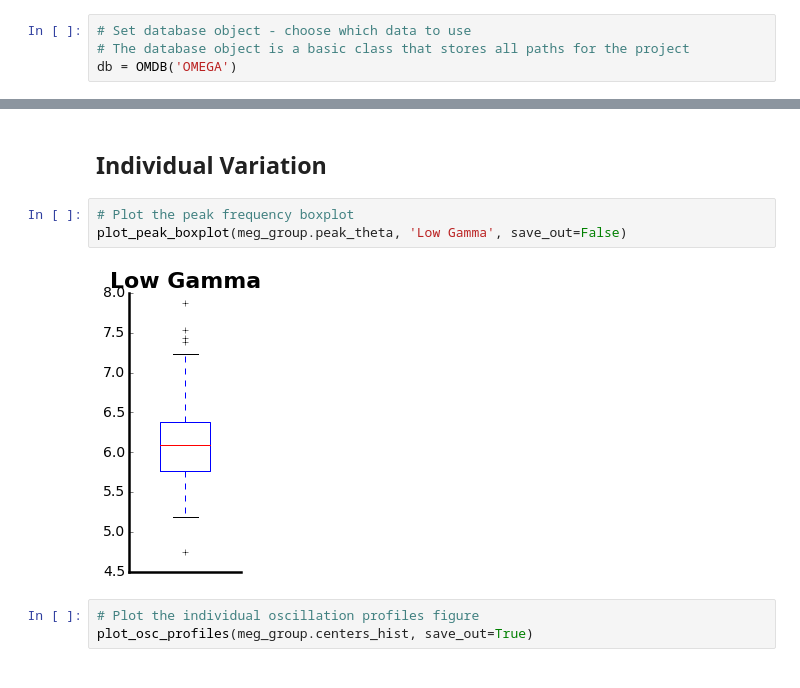
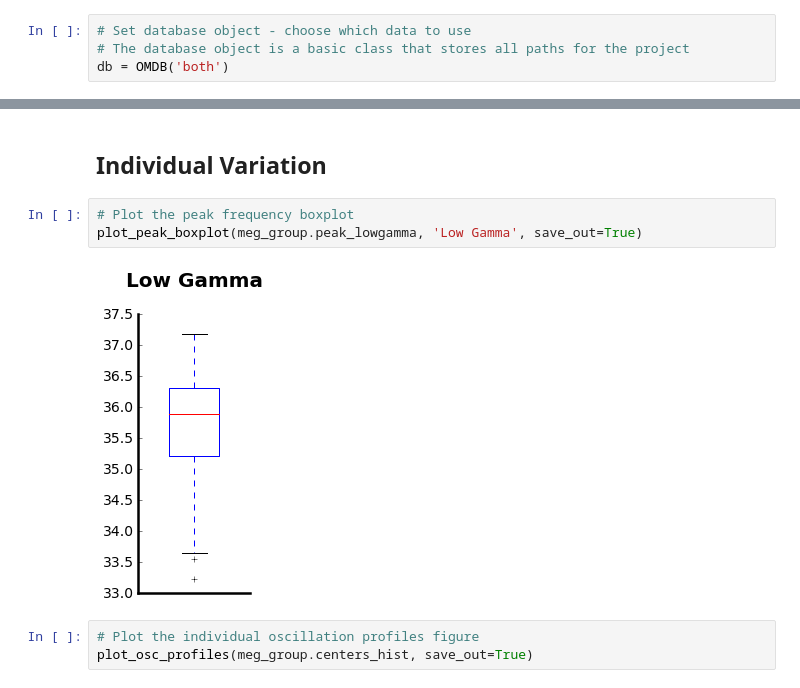
Before and after one commit to voytekresearch/omapping, a Jupyter notebook: OM-Analysis.ipynb, the cells around one changed output, grey strips where cells are left out. Cells and saved outputs as stored; diff of their text form.

```diff
--- a/OM-Analysis.ipynb
+++ b/OM-Analysis.ipynb
@@ -23,7 +23,7 @@ from om.md_plts import *                # Import plots for Meg-Data
 # %%
 # Set database object - choose which data to use
 # The database object is a basic class that stores all paths for the project
-db = OMDB('OMEGA')
+db = OMDB('both')
 # %%
 # Check what data is available
 sub_nums, source = db.check_dat_files('foof')
@@ -249,9 +249,9 @@ plot_band_corr_matrix(osc_score_corrs_mat, save_out=True)
 ## Individual Variation
 # %%
 # Plot the peak frequency boxplot
-plot_peak_boxplot(meg_group.peak_theta, 'Low Gamma', save_out=False)
+plot_peak_boxplot(meg_group.peak_lowgamma, 'Low Gamma', save_out=True)
 # %% [output]
-[figure, old version]
+[figure, new version]
 # %%
 # Plot the individual oscillation profiles figure
 plot_osc_profiles(meg_group.centers_hist, save_out=True)
```
Also changed, not shown: parts of 5 cells of this notebook, 1 other file.
